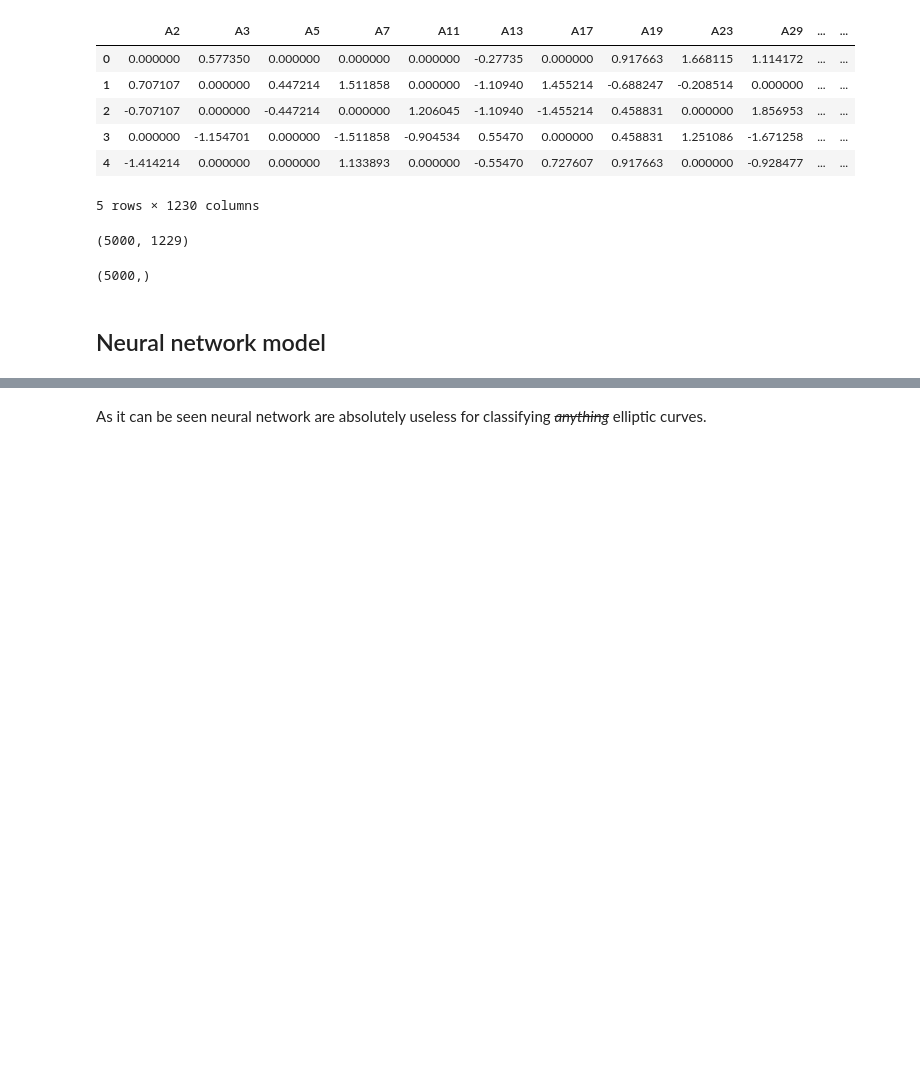
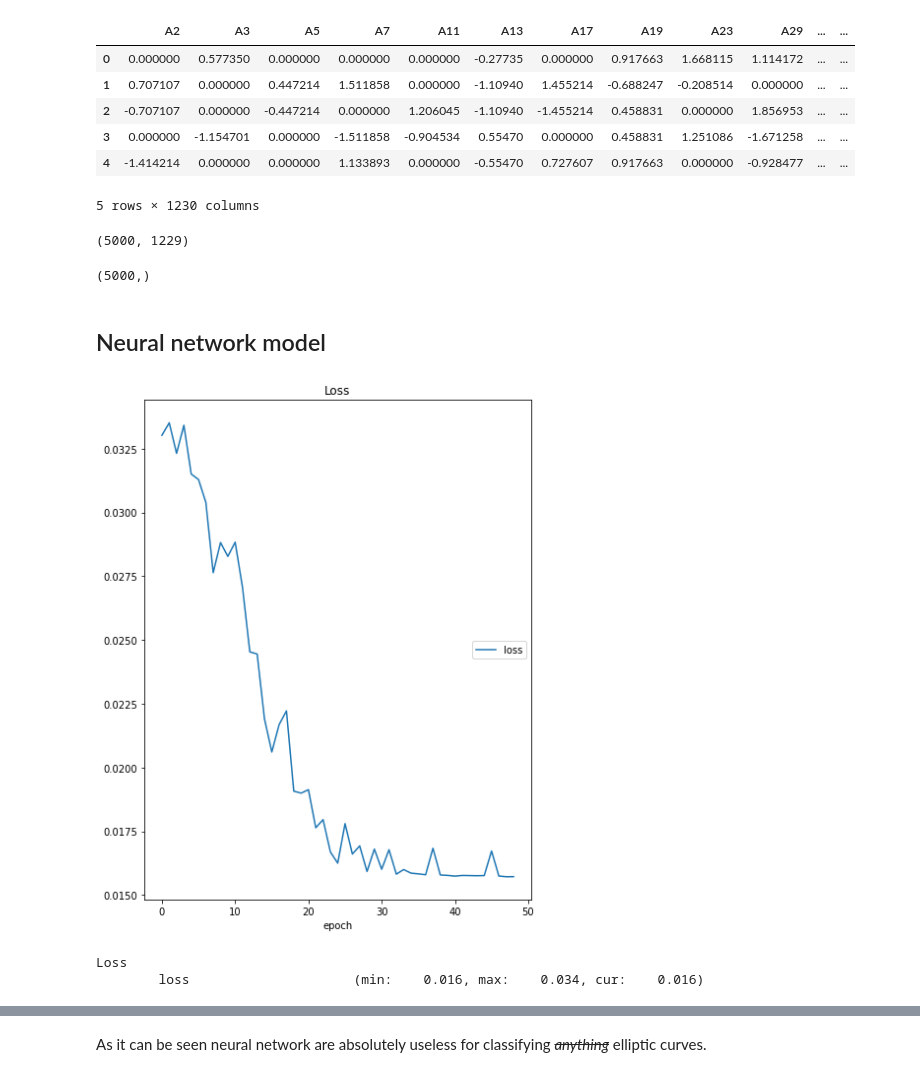
Before and after one commit to 0xf104a/EllipticCurves, a Jupyter notebook: Models.ipynb, the cells around one changed output, grey strips where cells are left out. Saved outputs shown, nothing was run; the diff lists cells and outputs as text; code cells hidden in the pictures; blank space fills up the shorter version.

```diff
--- a/Models.ipynb
+++ b/Models.ipynb
@@ -35,4 +36,4 @@ Y.shape
 # %% [output]
 (5000,)
 # %%
-X_train, X_test, Y_train, Y_test = train_test_split(X, Y, test_size = 0.2, shuffle = True)
+X_train, X_test, Y_train, Y_test = train_test_split(X, Y, test_size = 0.2, shuffle = False)
@@ -58,20 +69,31 @@ optimizer = optim.Adam(model.parameters(), lr=0.01)
 # %%
 losses = []
+plotlosses = PlotLosses()
 for i in tnrange(N_EPOCHS):
+    avg_loss_lr = 0.0
     indices = np.random.choice(X_train.shape[0], SAMPLE_SIZE, replace=False)
     sample_x = X_train[indices]
     sample_y = Y_train[indices]
     avg_loss = 0.0
-    for i in range(SAMPLE_SIZE):
-        x = torch.Tensor(sample_x[i])
-        target = torch.Tensor([int(sample_y[i])]).type(torch.LongTensor)
+    for j in range(SAMPLE_SIZE):
+        x = torch.Tensor(sample_x[j])
+        target = torch.Tensor([int(sample_y[j])]).type(torch.LongTensor)
         optimizer.zero_grad()
         output = model(x)
         output = output.reshape((1,2)).float()
         loss = criterion(output, target)
         avg_loss += float(loss)
         loss.backward()
         optimizer.step()
     avg_loss /= SAMPLE_SIZE
+    avg_loss_lr += avg_loss
+    if i % N_DISPLAY == 0 and i > 0:
+        avg_loss_lr /= N_DISPLAY
+        plotlosses.update({"loss": avg_loss_lr})
+        plotlosses.send()
     losses.append(avg_loss)
+# %% [output]
+[figure, added]
+Loss
+        loss                     (min:    0.016, max:    0.034, cur:    0.016)
 # %%
```
Also changed, not shown: parts of 5 cells of this notebook.
